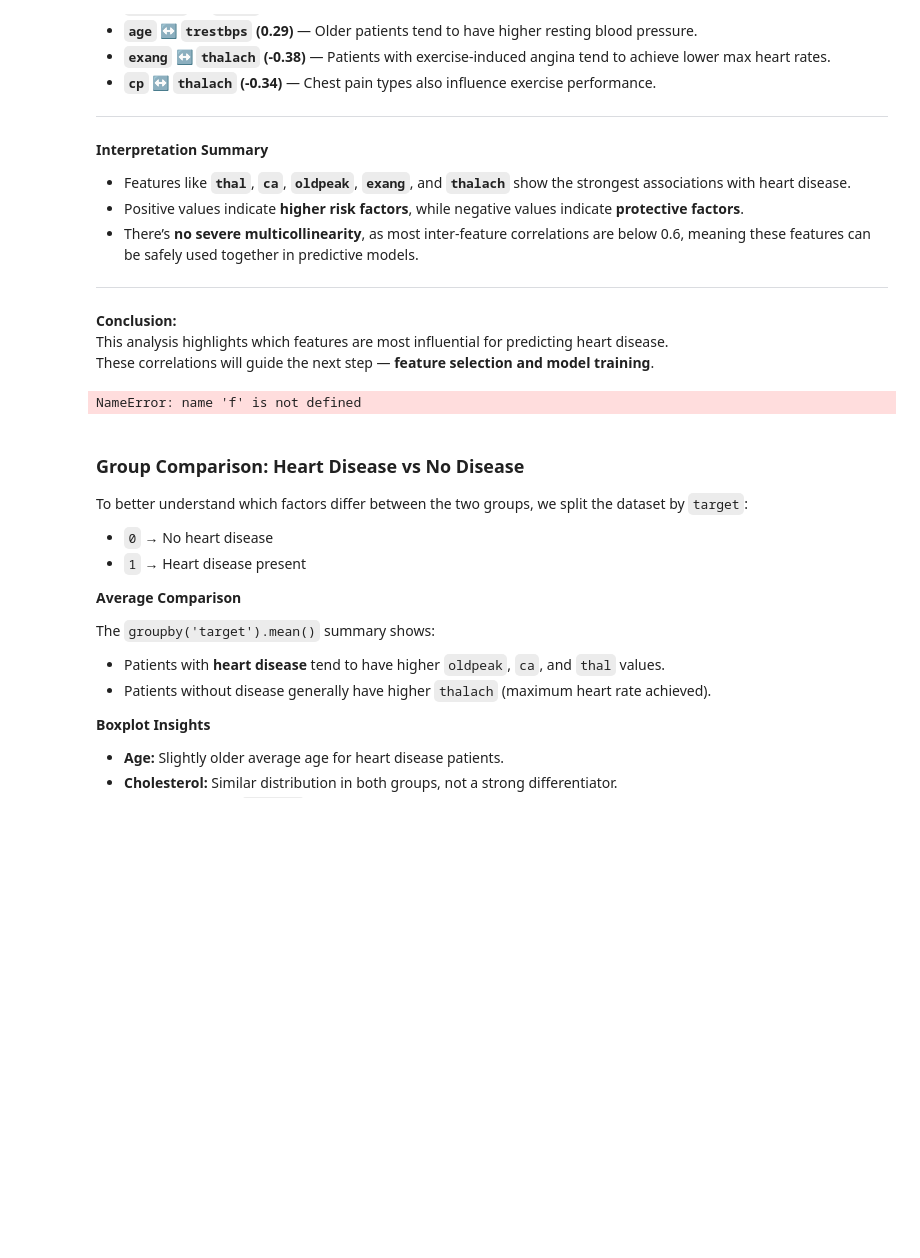
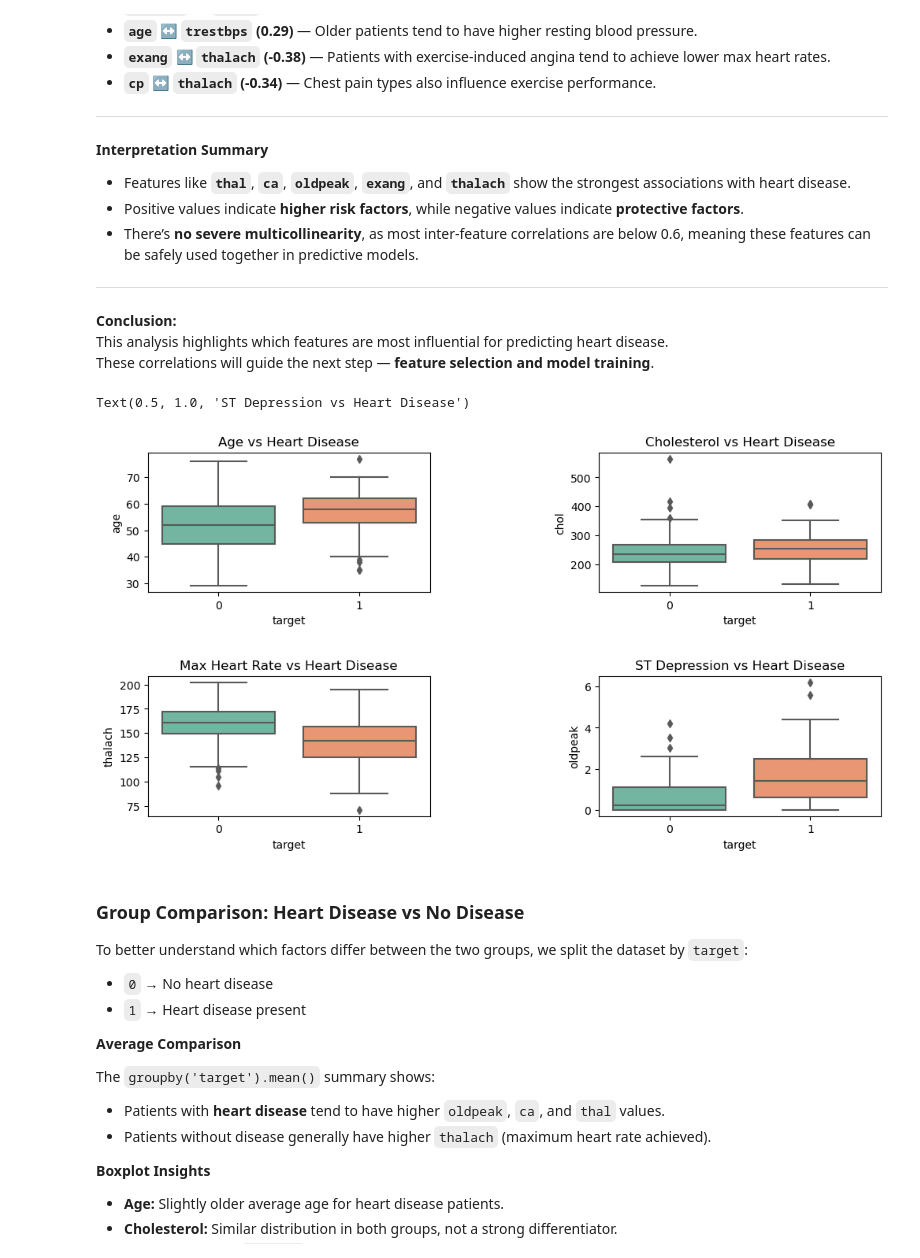
Before and after one commit to vinhbin/heartdiseaseDS, a Jupyter notebook: preprocessing_nb.ipynb, the cells around one changed output. Saved outputs shown, nothing was run; the diff lists cells and outputs as text; code cells hidden in the pictures; blank space fills up the shorter version.

```diff
--- a/preprocessing_nb.ipynb
+++ b/preprocessing_nb.ipynb
@@ -579,36 +586,38 @@ The intensity of color shows how strong the relationship is.
 This analysis highlights which features are most influential for predicting heart disease.
 These correlations will guide the next step — **feature selection and model training**.
 # %%
-# 4. Feature Distributions: Heart Disease vs No Diseased
-f.groupby('target').mean()
+## Feature Distributions: Heart Disease vs No Diseased ##
+
+df.groupby('target').mean()
 
 import seaborn as sns
 import matplotlib.pyplot as plt
 
 plt.figure(figsize=(12, 6))
 plt.subplots_adjust(hspace=0.6, wspace=0.6)
 
 # age comparison
 plt.subplot(2, 2, 1)
 sns.boxplot(x='target', y='age', data=df, palette='Set2')
 plt.title('Age vs Heart Disease')
 
 # cholesterol comparison
 plt.subplot(2, 2, 2)
 sns.boxplot(x='target', y='chol', data=df, palette='Set2')
 plt.title('Cholesterol vs Heart Disease')
 
 # max Heart Rate
 plt.subplot(2, 2, 3)
 sns.boxplot(x='target', y='thalach', data=df, palette='Set2')
 plt.title('Max Heart Rate vs Heart Disease')
 
 # ST Depression
 plt.subplot(2, 2, 4)
 sns.boxplot(x='target', y='oldpeak', data=df, palette='Set2')
 plt.title('ST Depression vs Heart Disease')
 # %% [output]
-NameError: name 'f' is not defined
+Text(0.5, 1.0, 'ST Depression vs Heart Disease')
+[figure, added]
 # %% [markdown]
 ### **Group Comparison: Heart Disease vs No Disease**
 
```
Also changed, not shown: parts of 17 cells of this notebook, 2 other files.
